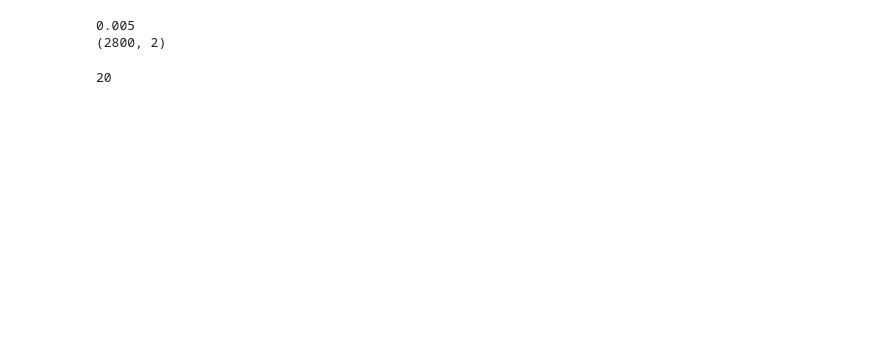
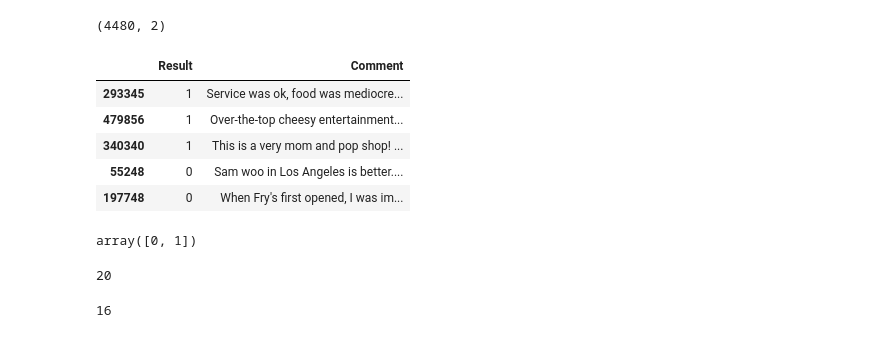
Before and after one commit to dev-ramesh/YelpReviews, a Jupyter notebook: Yelp_Reviews_Exploratory_Data_AnalysisGC.ipynb, the cells around one changed output. Saved outputs shown, nothing was run; the diff lists cells and outputs as text; code cells hidden in the pictures; blank space fills up the shorter version.

```diff
--- a/Yelp_Reviews_Exploratory_Data_AnalysisGC.ipynb
+++ b/Yelp_Reviews_Exploratory_Data_AnalysisGC.ipynb
@@ -82,0 +94,7 @@ Total Negatives :  280000
+# %%
+
+df_pos = dask_df_train_valid[dask_df_train_valid['Result'] == 1]
+print("Total positives : ",df_pos.shape[0])
+
+df_neg = dask_df_train_valid[dask_df_train_valid['Result'] == 0]
+print("Total Negatives : ",df_neg.shape[0])
@@ -83,18 +109,24 @@ Total Negatives :  280000
 # %%
 #Test with multiple values
-downsamplePercentage=(0.5/100)
+downsamplePercentage=(0.8/100) #0.8 % Data of Original set
 
-print(downsamplePercentage)
+df_pos = df_pos.sample(n=(int)((df_pos.shape[0])*downsamplePercentage)) #Downsampling positive reviews
 
-df_pos = df_pos.sample(n=(int)((df_pos.shape[0])*downsamplePercentage))
-
-df_neg = df_neg.sample(n=(int)((df_neg.shape[0])*downsamplePercentage))
+df_neg = df_neg.sample(n=(int)((df_neg.shape[0])*downsamplePercentage)) #Downsampling negative reviews
 
 # join downsampled data and shuffle them
 df = pd.concat([df_pos,df_neg]).sample(frac=1)
 print(df.shape)
 # %% [output]
-0.005
-(2800, 2)
+(4480, 2)
+# %%
+df.head()
+# %% [output]
+|  | Result | Comment |
+| 293345 | 1 | Service was ok, food was mediocre... |
+| 479856 | 1 | Over-the-top cheesy entertainment... |
+| 340340 | 1 | This is a very mom and pop shop! ... |
+| 55248 | 0 | Sam woo in Los Angeles is better.... |
+| 197748 | 0 | When Fry's first opened, I was im... |
 # %%
 # Generate 80-20 train-validation splits
@@ -105,5 +137,13 @@ X_train, X_valid, y_train, y_valid = train_test_split(df[1],
                                                       shuffle=True,
                                                       random_state=42)
+# %%
+# print(X_train)
+# print(X_valid)
+# print(y_train)
+# print(y_valid)
+np.unique(test["Result"])
+# %% [output]
+array([0, 1])
 # %%
 
 def batch_encode(tokenizer=[], texts=pd.Series([]), batch_size=256, max_length=512):
@@ -271,3 +314,7 @@ def build_model(transformer, max_length=512):
 gc.collect()
 # %% [output]
 20
+# %%
+params['NUM_STEPS']
+# %% [output]
+16
```
Also changed, not shown: parts of 23 cells of this notebook.
